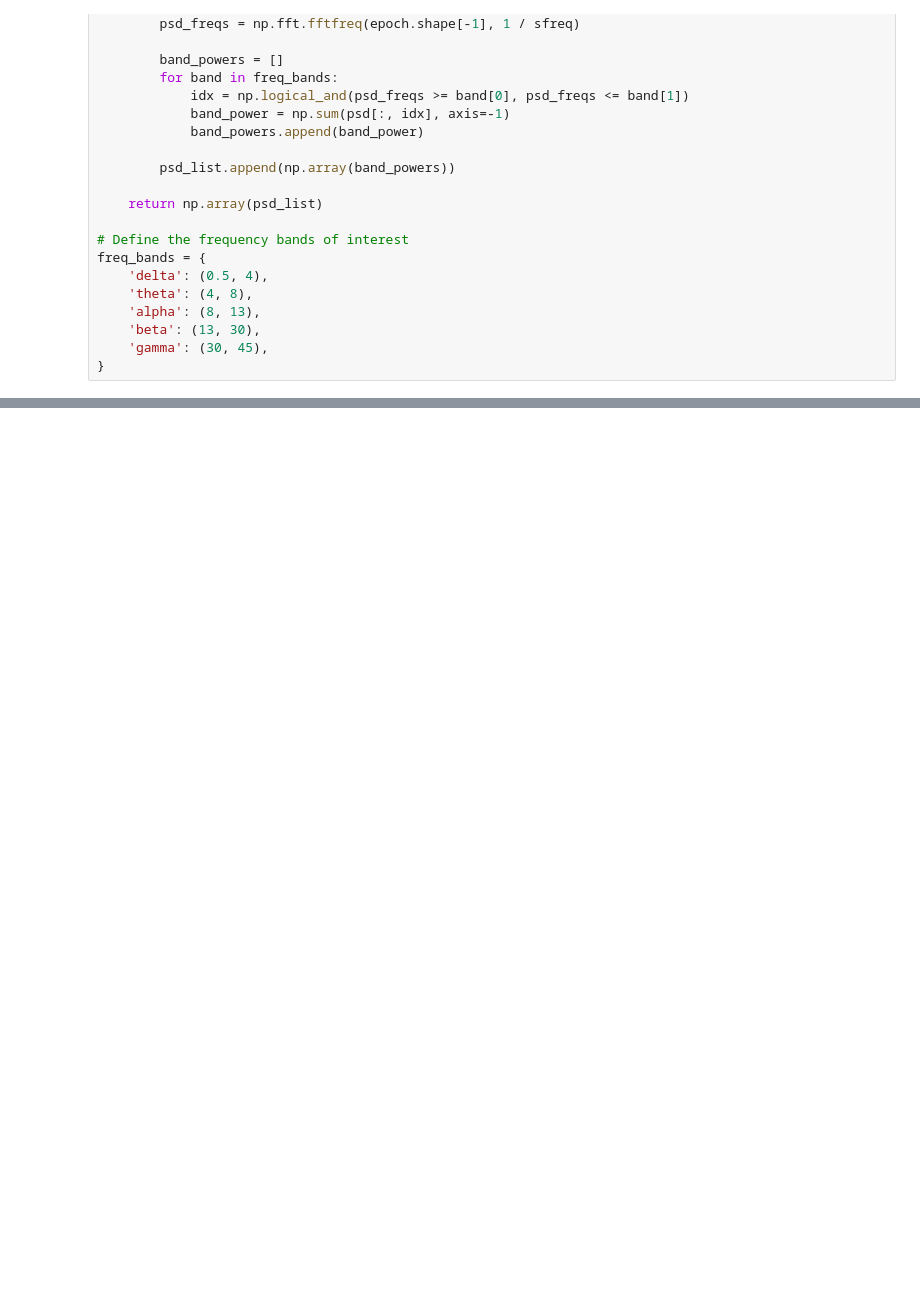
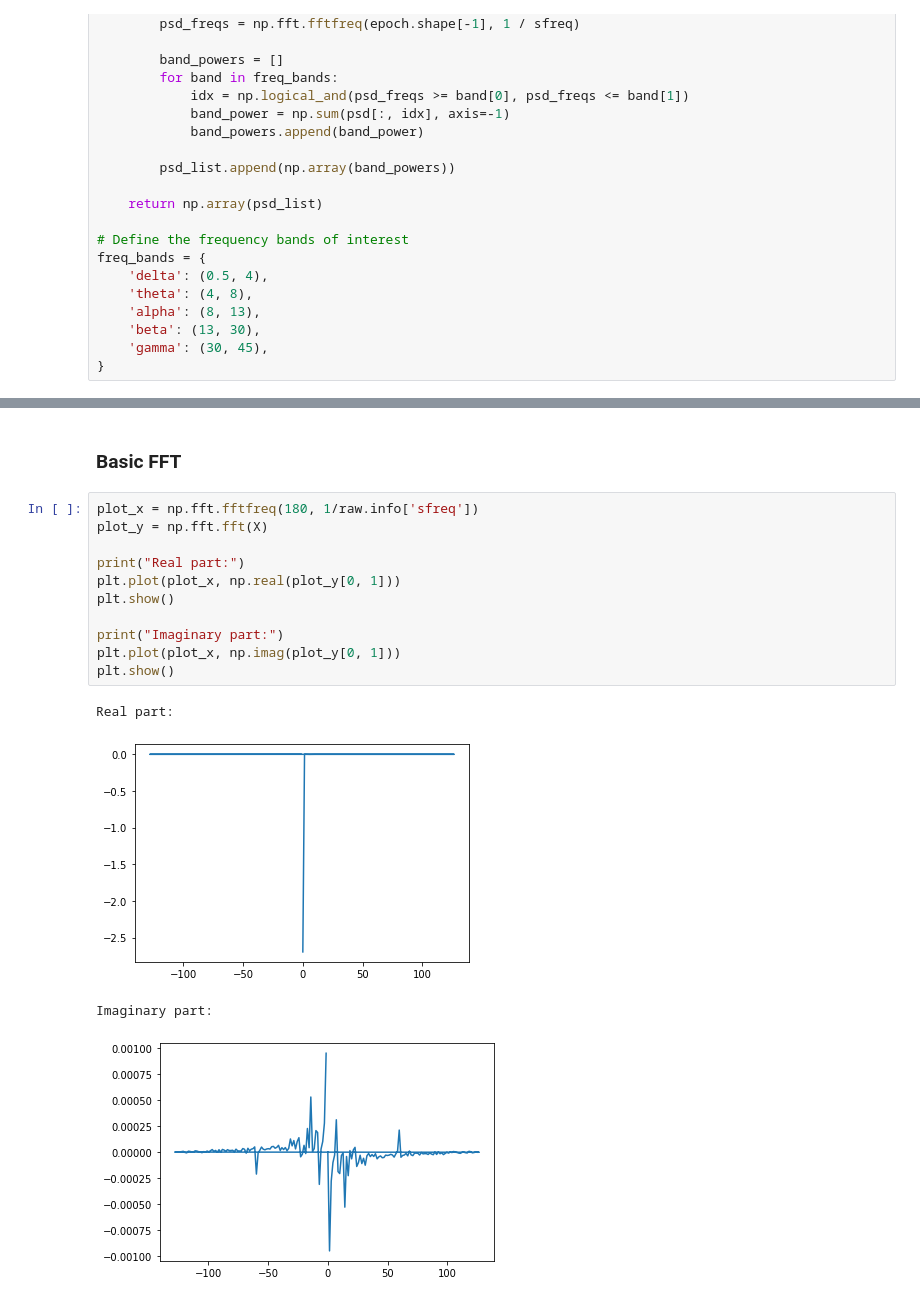
Before and after one commit to konradszewczyk/machine-perception, a Jupyter notebook: analysis_bdf.ipynb, the cells around one changed output, grey strips where cells are left out. Saved outputs shown, nothing was run; the diff lists cells and outputs as text; blank space fills up the shorter version.

Commit message:
Basic FFT and noise variance per channel

```diff
--- a/analysis_bdf.ipynb
+++ b/analysis_bdf.ipynb
@@ -229,0 +245,18 @@ SVC accuracy: 0.09
+# %% [markdown]
+### Basic FFT
+# %%
+plot_x = np.fft.fftfreq(180, 1/raw.info['sfreq'])
+plot_y = np.fft.fft(X)
+
+print("Real part:")
+plt.plot(plot_x, np.real(plot_y[0, 1]))
+plt.show()
+
+print("Imaginary part:")
+plt.plot(plot_x, np.imag(plot_y[0, 1]))
+plt.show()
+# %% [output]
+Real part:
+[figure, added]
+Imaginary part:
+[figure, added]
```
Also changed, not shown: parts of 11 cells of this notebook, 1 other file.
